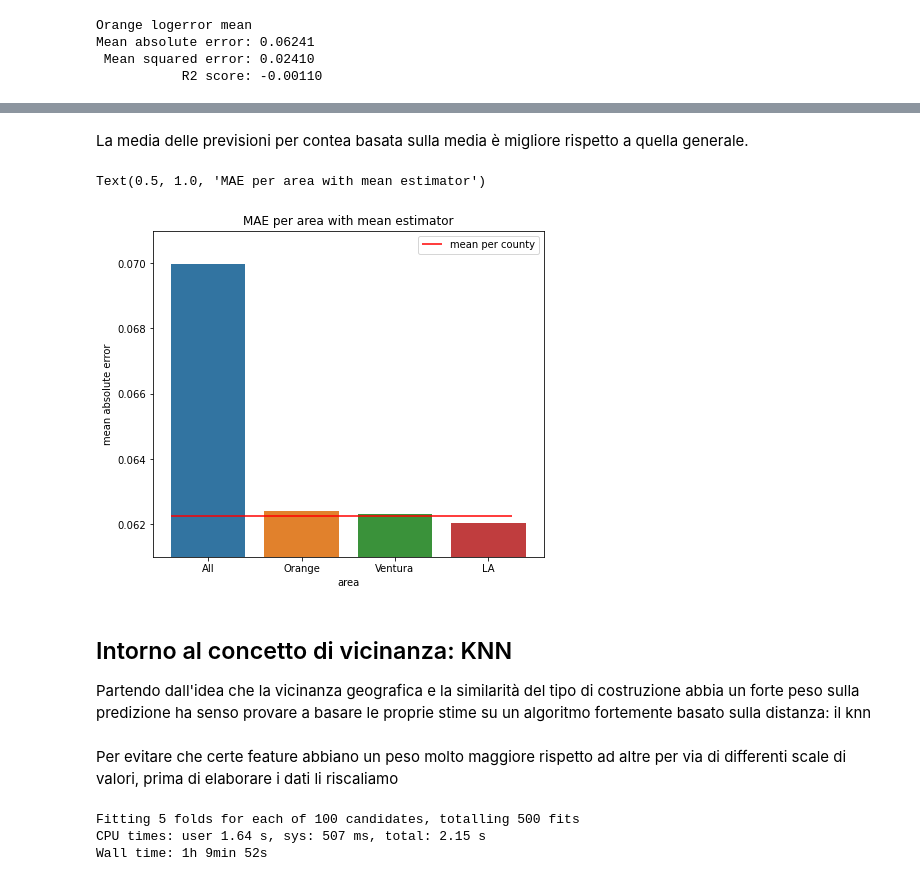
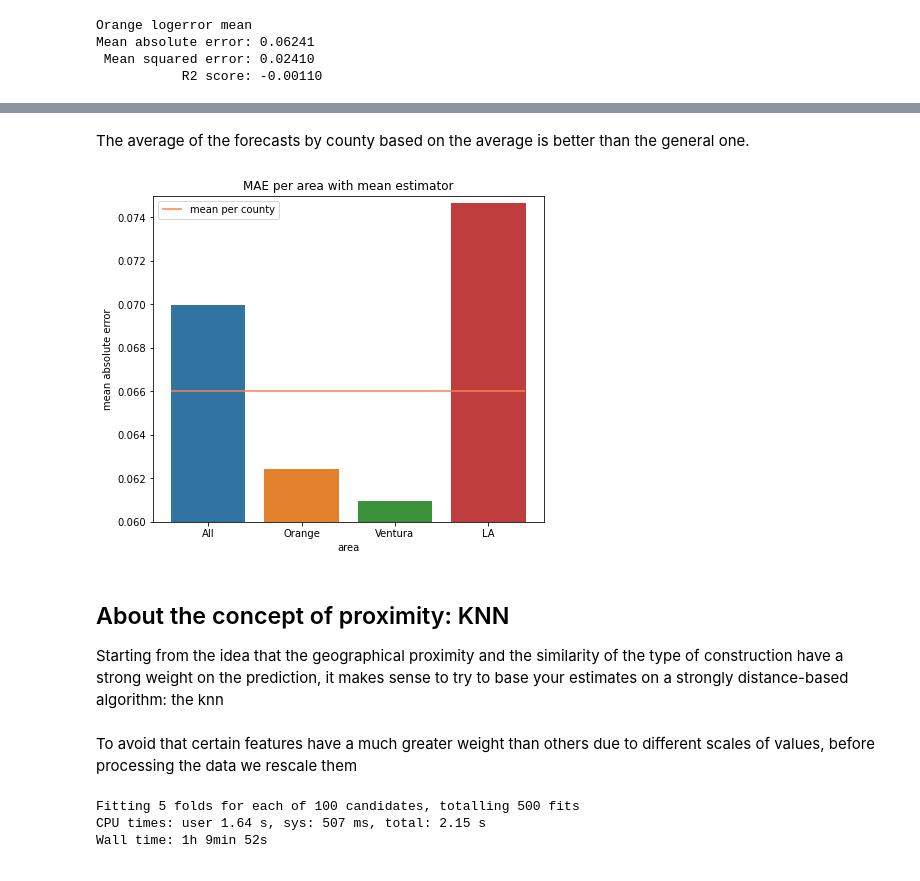
Before and after one commit to matteospanio/zillow-prize, a Jupyter notebook: 02 - Base prediction.ipynb, the cells around one changed output, grey strips where cells are left out. Drawn from its saved outputs; the diff is of its cells as text; code cells hidden in the pictures.

Commit message:
last fix before submission and translation of notebook 2

```diff
--- a/02 - Base prediction.ipynb
+++ b/02 - Base prediction.ipynb
@@ -25,7 +25,7 @@ df_train = preprocessor.transform(df_train)
 df_test = preprocessor.transform(df_test)
 # %%
 from Zillow.models import BaseModel
-from Zillow.metrics import print_measure
+from Zillow.metrics import print_measure, measure_model
 
 X, y = zd.split_x_y(df_train)
 X_test, y_test = zd.split_x_y(df_test)
@@ -35,6 +35,8 @@ model = BaseModel()
 model.fit(X, y)
 
 print_measure(y_true=y_test, y_pred=model.predict(X_test))
+
+general_mean = measure_model(y_true=y_test, y_pred=model.predict(X_test))
 # %% [output]
 Mean absolute error: 0.06998
  Mean squared error: 0.02862
@@ -63,9 +65,9 @@ from Zillow.types import Features as ft, MoreFeatures as mft
 df_orange = df_train[df_train[mft.county_name.value] == 'Orange']
 df_orange_test = df_test[df_test[mft.county_name.value] == 'Orange']
 df_ventura = df_train[df_train[mft.county_name.value] == 'Ventura']
-df_ventura_test = df_test[df_test[mft.county_name.value] == 'Orange']
+df_ventura_test = df_test[df_test[mft.county_name.value] == 'Ventura']
 df_la = df_train[df_train[mft.county_name.value] == 'Los Angeles']
-df_la_test = df_test[df_test[mft.county_name.value] == 'Orange']
+df_la_test = df_test[df_test[mft.county_name.value] == 'Los Angeles']
 
 county_mae = []
 county_mse = []
@@ -142,22 +144,21 @@ mse: 0.02411
 # %% [markdown]
-La media delle previsioni per contea basata sulla media è migliore rispetto a quella generale.
+The average of the forecasts by county based on the average is better than the general one.
 # %%
 import pandas as pd
 fig, ax = plt.subplots(figsize=(7, 6))
-data = pd.DataFrame({'score': [0.06998, 0.06241, 0.06232, 0.06205], 'area': ['All', 'Orange', 'Ventura', 'LA']})
+data = pd.DataFrame({'score': [general_mean[0]] + county_mae, 'area': ['All', 'Orange', 'Ventura', 'LA']})
 sns.barplot(data=data, x='area', y='score', ax=ax)
-ax.set_ylim(0.061,0.071);
+ax.set_ylim(0.060,0.075);
 ax.set_ylabel('mean absolute error')
-ax.hlines(np.mean(county_mae), xmin=-0.4, xmax=3.25, colors='red', label='mean per county')
+ax.hlines(np.mean(county_mae), xmin=-0.4, xmax=3.39, colors='coral', label='mean per county')
 ax.legend()
 ax.set_title('MAE per area with mean estimator');
 # %% [output]
-Text(0.5, 1.0, 'MAE per area with mean estimator')
-[figure, old version]
+[figure, new version]
 # %% [markdown]
-## Intorno al concetto di vicinanza: KNN
+## About the concept of proximity: KNN
 
-Partendo dall'idea che la vicinanza geografica e la similarità del tipo di costruzione abbia un forte peso sulla predizione ha senso provare a basare le proprie stime su un algoritmo fortemente basato sulla distanza: il knn
+Starting from the idea that the geographical proximity and the similarity of the type of construction have a strong weight on the prediction, it makes sense to try to base your estimates on a strongly distance-based algorithm: the knn
 # %%
 import pandas as pd
 import Zillow.data as zd
@@ -169,7 +170,7 @@ train, validation, test = zd.get_preprocessed_data()
 X_train, y_train = zd.split_x_y(train)
 X_validation, y_validation = zd.split_x_y(validation)
 # %% [markdown]
-Per evitare che certe feature abbiano un peso molto maggiore rispetto ad altre per via di differenti scale di valori, prima di elaborare i dati li riscaliamo
+To avoid that certain features have a much greater weight than others due to different scales of values, before processing the data we rescale them
 # %%
 %%time
 from sklearn.preprocessing import MinMaxScaler
```
Also changed, not shown: parts of 7 cells of this notebook.
